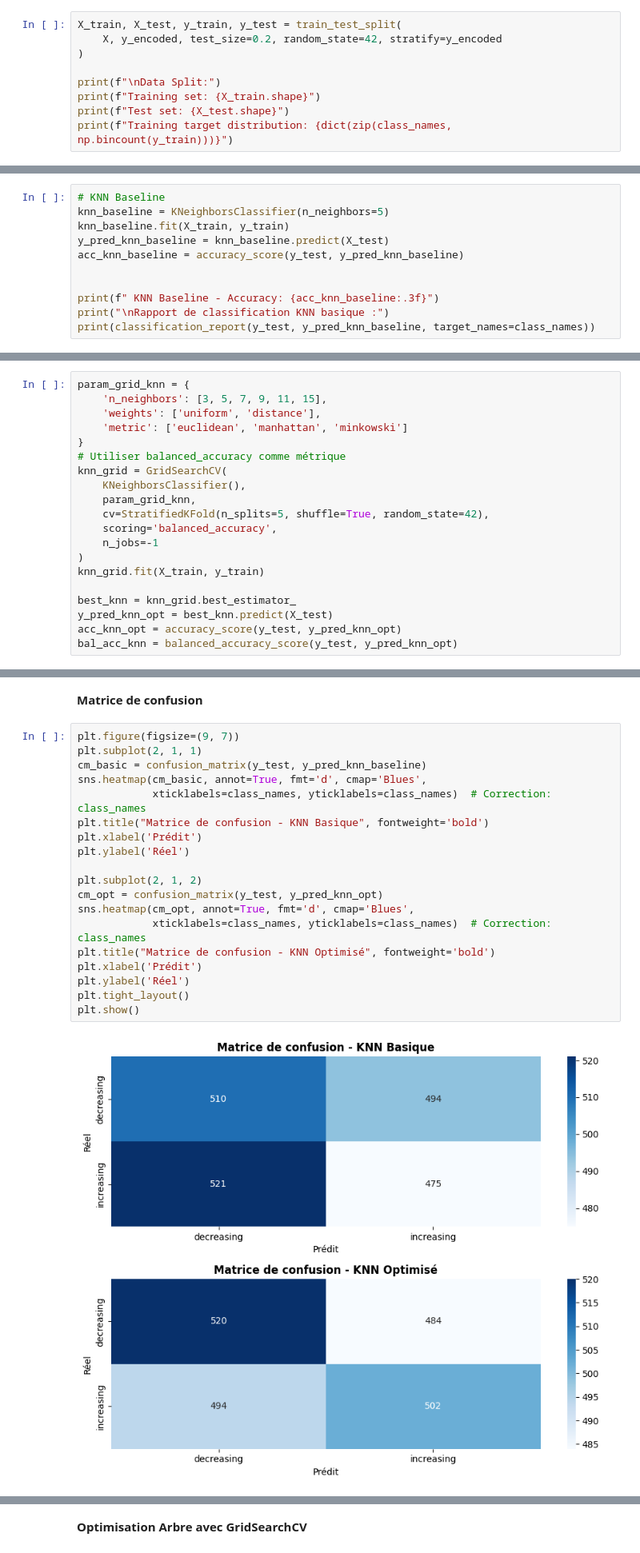
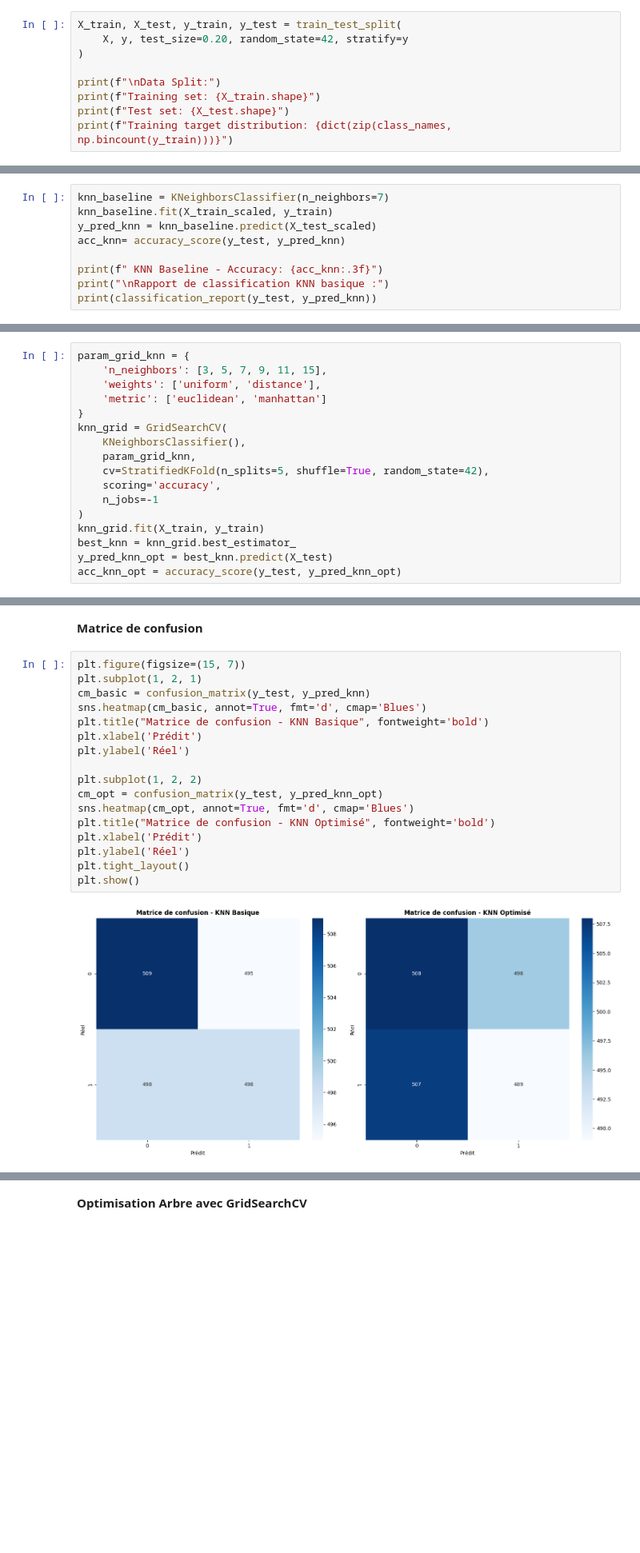
Before and after one commit to Meria-Troudi/mlProject, a Jupyter notebook: models/bo1_Models.ipynb, the cells around one changed output, grey strips where cells are left out. Shown: that part at 80% size. Cells and saved outputs as stored; diff of their text form; blank space fills up the shorter version.

```diff
--- a/models/bo1_Models.ipynb
+++ b/models/bo1_Models.ipynb
@@ -116,7 +55,7 @@ Target mapping: {0.0: 'decreasing', 1.0: 'increasing'}
 **Split the data**
 # %%
 X_train, X_test, y_train, y_test = train_test_split(
-    X, y_encoded, test_size=0.2, random_state=42, stratify=y_encoded
+    X, y, test_size=0.20, random_state=42, stratify=y
 )
 
 print(f"\nData Split:")
@@ -154,14 +74,12 @@ No SMOTE applied - classes are balanced enough
 # %% [markdown]
 # **KNN**
 # %%
-# KNN Baseline
-knn_baseline = KNeighborsClassifier(n_neighbors=5)
-knn_baseline.fit(X_train, y_train)
-y_pred_knn_baseline = knn_baseline.predict(X_test)
-acc_knn_baseline = accuracy_score(y_test, y_pred_knn_baseline)
+knn_baseline = KNeighborsClassifier(n_neighbors=7)
+knn_baseline.fit(X_train_scaled, y_train)
+y_pred_knn = knn_baseline.predict(X_test_scaled)
+acc_knn= accuracy_score(y_test, y_pred_knn)
 
-
-print(f" KNN Baseline - Accuracy: {acc_knn_baseline:.3f}")
+print(f" KNN Baseline - Accuracy: {acc_knn:.3f}")
 print("\nRapport de classification KNN basique :")
-print(classification_report(y_test, y_pred_knn_baseline, target_names=class_names))
+print(classification_report(y_test, y_pred_knn))
 # %% [output]
@@ -182,22 +100,19 @@ weighted avg       0.49      0.49      0.49      2000
 param_grid_knn = {
     'n_neighbors': [3, 5, 7, 9, 11, 15],
     'weights': ['uniform', 'distance'],
-    'metric': ['euclidean', 'manhattan', 'minkowski']
+    'metric': ['euclidean', 'manhattan']
 }
-# Utiliser balanced_accuracy comme métrique
 knn_grid = GridSearchCV(
     KNeighborsClassifier(),
     param_grid_knn,
     cv=StratifiedKFold(n_splits=5, shuffle=True, random_state=42),
-    scoring='balanced_accuracy',
+    scoring='accuracy',
     n_jobs=-1
 )
 knn_grid.fit(X_train, y_train)
-
 best_knn = knn_grid.best_estimator_
 y_pred_knn_opt = best_knn.predict(X_test)
 acc_knn_opt = accuracy_score(y_test, y_pred_knn_opt)
-bal_acc_knn = balanced_accuracy_score(y_test, y_pred_knn_opt)
 # %% [markdown]
 **evaluation**
 # %%
@@ -228,26 +140,24 @@ weighted avg       0.51      0.51      0.51      2000
 # %% [markdown]
 **Matrice de confusion**
 # %%
-plt.figure(figsize=(9, 7))
-plt.subplot(2, 1, 1)
-cm_basic = confusion_matrix(y_test, y_pred_knn_baseline)
-sns.heatmap(cm_basic, annot=True, fmt='d', cmap='Blues',
-            xticklabels=class_names, yticklabels=class_names)  # Correction: class_names
+plt.figure(figsize=(15, 7))
+plt.subplot(1, 2, 1)
+cm_basic = confusion_matrix(y_test, y_pred_knn)
+sns.heatmap(cm_basic, annot=True, fmt='d', cmap='Blues')
 plt.title("Matrice de confusion - KNN Basique", fontweight='bold')
 plt.xlabel('Prédit')
 plt.ylabel('Réel')
 
-plt.subplot(2, 1, 2)
+plt.subplot(1, 2, 2)
 cm_opt = confusion_matrix(y_test, y_pred_knn_opt)
-sns.heatmap(cm_opt, annot=True, fmt='d', cmap='Blues',
-            xticklabels=class_names, yticklabels=class_names)  # Correction: class_names
+sns.heatmap(cm_opt, annot=True, fmt='d', cmap='Blues')
 plt.title("Matrice de confusion - KNN Optimisé", fontweight='bold')
 plt.xlabel('Prédit')
 plt.ylabel('Réel')
 plt.tight_layout()
 plt.show()
 # %% [output]
-[figure, old version]
+[figure, new version]
 # %%
 plt.figure(figsize=(8, 6))
 recall_knn = recall_score(y_test, y_pred_knn_opt, average=None)
```
Also changed, not shown: parts of 58 cells of this notebook, 9 other files.
